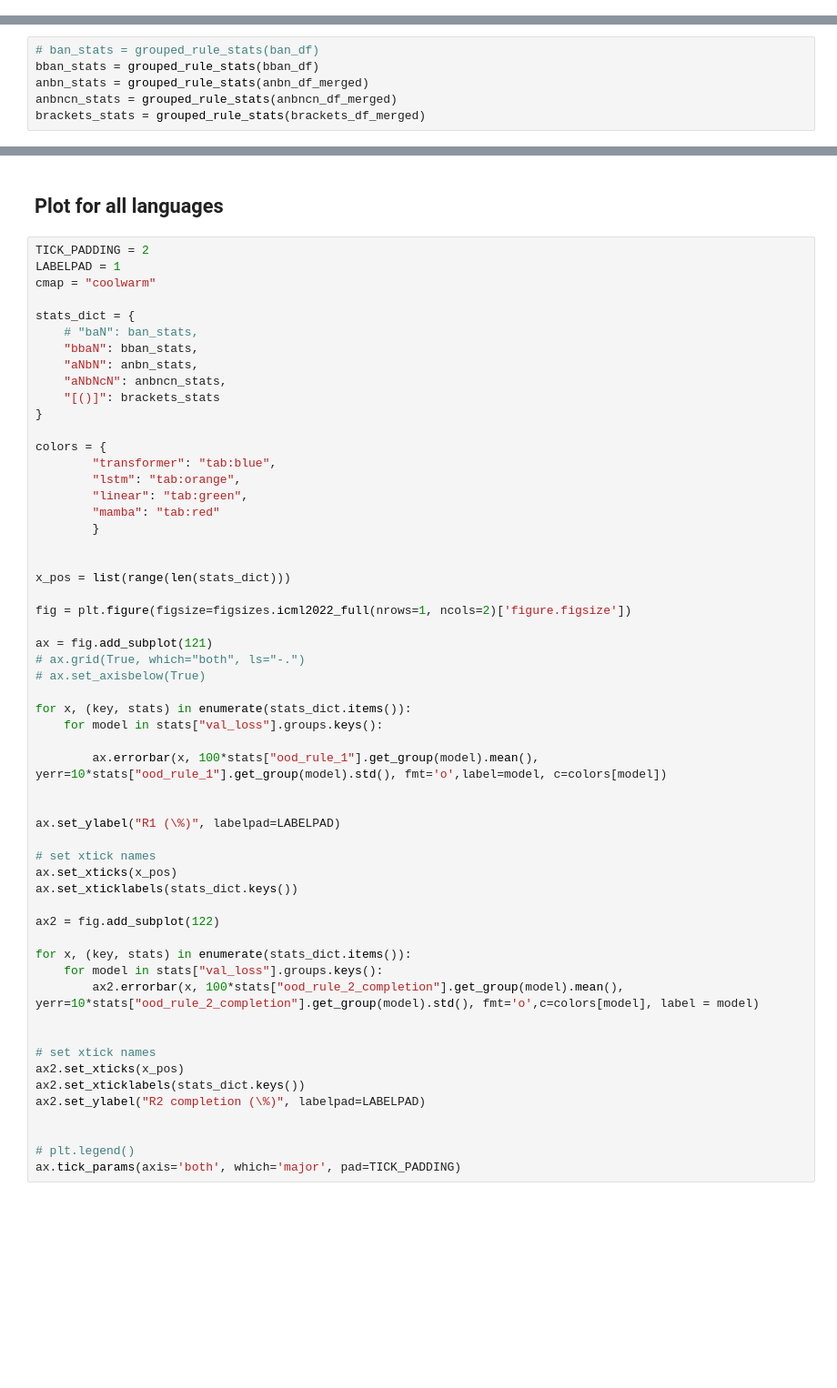
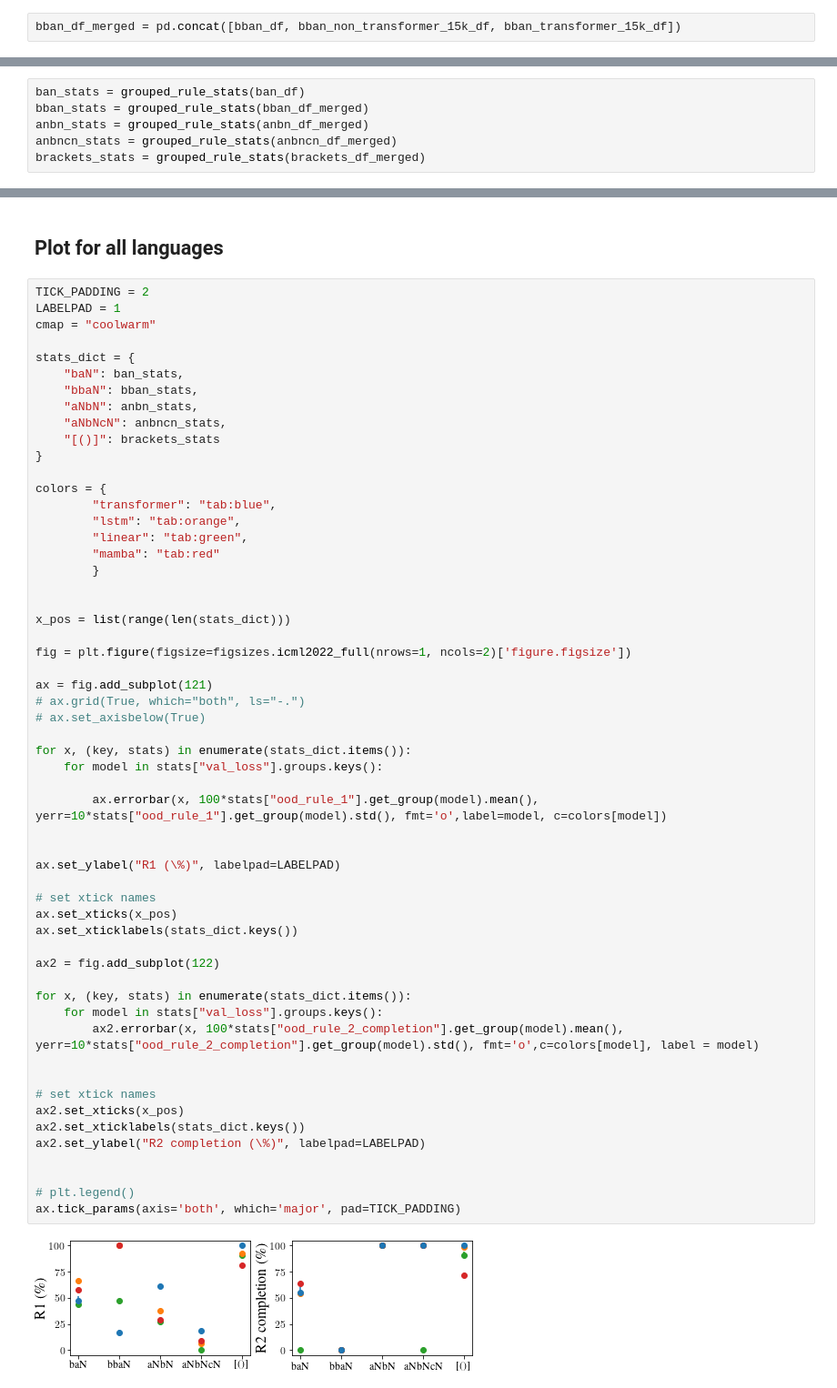
Before and after one commit to meszarosanna/rule_extrapolation, a Jupyter notebook: notebooks/extrapolation_figures.ipynb, the cells around one changed output, grey strips where cells are left out. Shown at 91% size. Drawn from its saved outputs; the diff is of its cells as text; blank space fills up the shorter version.

```diff
--- a/notebooks/extrapolation_figures.ipynb
+++ b/notebooks/extrapolation_figures.ipynb
@@ -55,3 +68,5 @@ bban_df,bban_train_loss,bban_val_loss,bban_val_kl,bban_val_accuracy,bban_finised
+# %%
+bban_df_merged = pd.concat([bban_df, bban_non_transformer_15k_df, bban_transformer_15k_df])
 # %% [markdown]
 ## aNbN
 # %%
@@ -143,8 +158,8 @@ def grouped_rule_stats(df):
 
     return stats
 # %%
-# ban_stats = grouped_rule_stats(ban_df)
-bban_stats = grouped_rule_stats(bban_df)
+ban_stats = grouped_rule_stats(ban_df)
+bban_stats = grouped_rule_stats(bban_df_merged)
 anbn_stats = grouped_rule_stats(anbn_df_merged)
 anbncn_stats = grouped_rule_stats(anbncn_df_merged)
 brackets_stats = grouped_rule_stats(brackets_df_merged)
@@ -220,7 +297,7 @@ LABELPAD = 1
 cmap = "coolwarm"
 
 stats_dict = {
-    # "baN": ban_stats,
+    "baN": ban_stats,
     "bbaN": bban_stats,
     "aNbN": anbn_stats,
     "aNbNcN": anbncn_stats,
@@ -243,30 +320,32 @@ ax = fig.add_subplot(121)
 # ax.grid(True, which="both", ls="-.")
 # ax.set_axisbelow(True)
 
 for x, (key, stats) in enumerate(stats_dict.items()):
     for model in stats["val_loss"].groups.keys():
 
         ax.errorbar(x, 100*stats["ood_rule_1"].get_group(model).mean(), yerr=10*stats["ood_rule_1"].get_group(model).std(), fmt='o',label=model, c=colors[model])
 
 
 ax.set_ylabel("R1 (\%)", labelpad=LABELPAD)
 
 # set xtick names
 ax.set_xticks(x_pos)
 ax.set_xticklabels(stats_dict.keys())
 
 ax2 = fig.add_subplot(122)
 
 for x, (key, stats) in enumerate(stats_dict.items()):
     for model in stats["val_loss"].groups.keys():
         ax2.errorbar(x, 100*stats["ood_rule_2_completion"].get_group(model).mean(), yerr=10*stats["ood_rule_2_completion"].get_group(model).std(), fmt='o',c=colors[model], label = model)
 
 
 # set xtick names
 ax2.set_xticks(x_pos)
 ax2.set_xticklabels(stats_dict.keys())
 ax2.set_ylabel("R2 completion (\%)", labelpad=LABELPAD)
 
 
 # plt.legend()
 ax.tick_params(axis='both', which='major', pad=TICK_PADDING)
+# %% [output]
+[figure, added]
```
Also changed, not shown: parts of 14 cells of this notebook, 9 other files.
